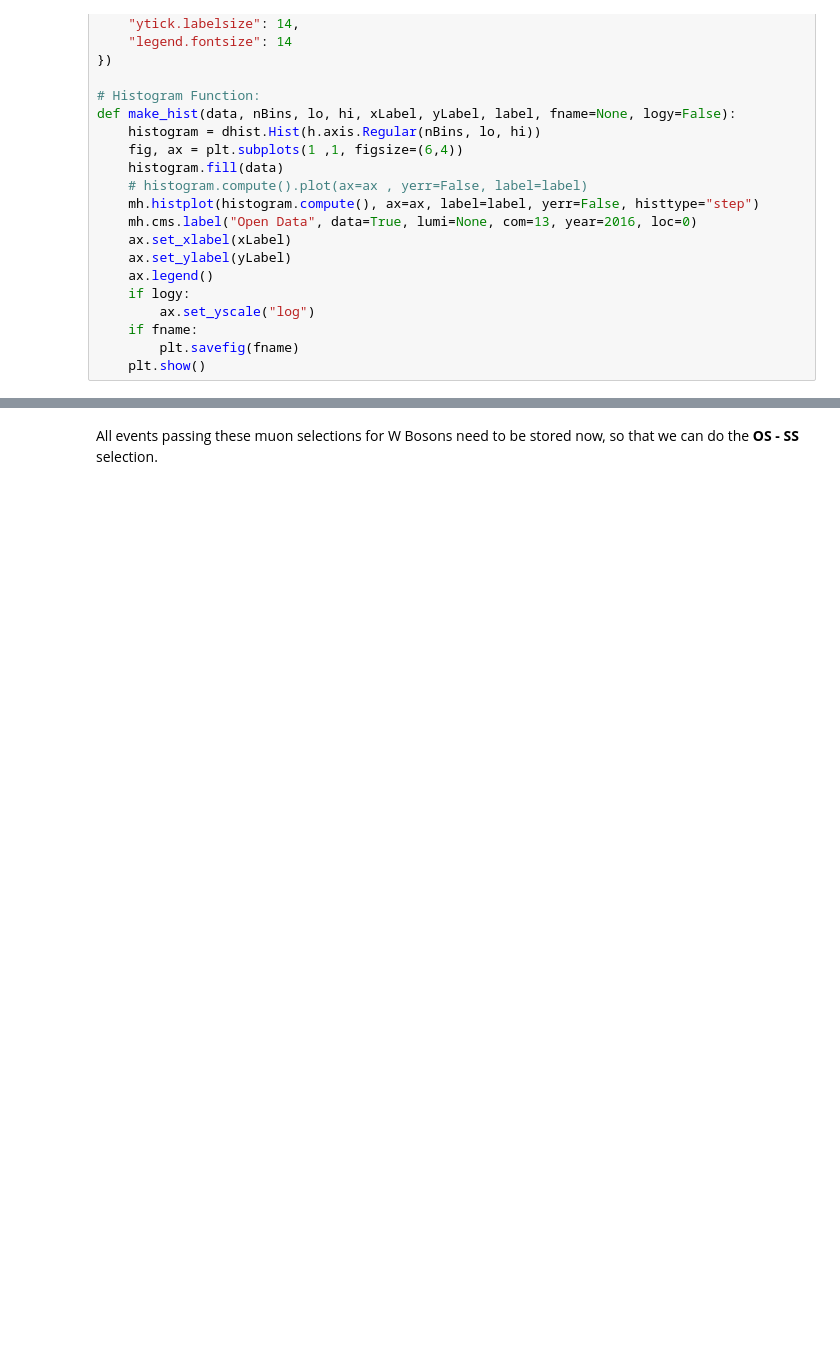
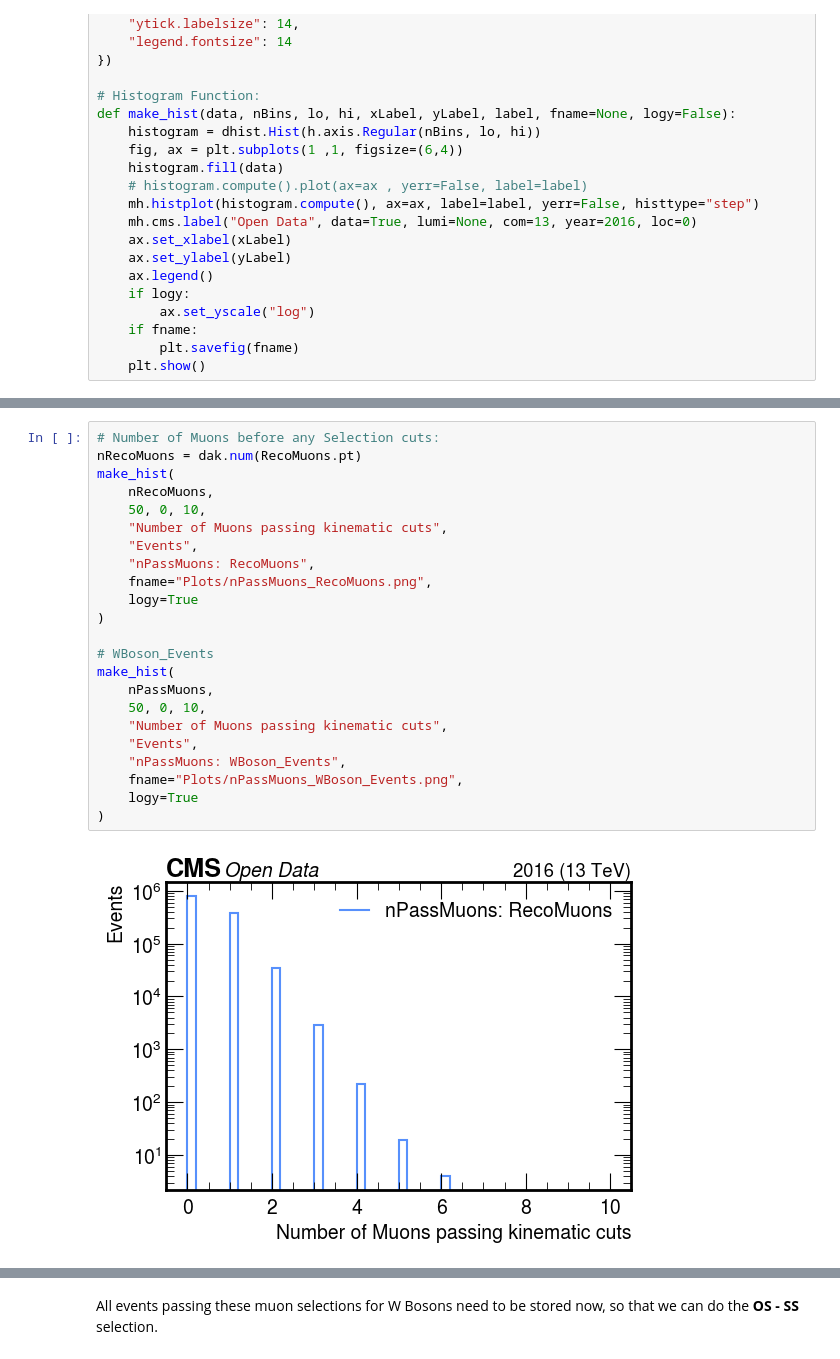
Before and after one commit to xondikoi03/charmTaggingAnalysis, a Jupyter notebook: Coffea/notebooks/charmAnalysis.ipynb, the cells around one changed output, grey strips where cells are left out. Drawn from its saved outputs; the diff is of its cells as text; blank space fills up the shorter version.

```diff
--- a/Coffea/notebooks/charmAnalysis.ipynb
+++ b/Coffea/notebooks/charmAnalysis.ipynb
@@ -244,0 +146,25 @@ WBos_Mu.pt.compute()
+# %%
+# Number of Muons before any Selection cuts:
+nRecoMuons = dak.num(RecoMuons.pt)
+make_hist(
+    nRecoMuons,
+    50, 0, 10,
+    "Number of Muons passing kinematic cuts",
+    "Events",
+    "nPassMuons: RecoMuons",
+    fname="Plots/nPassMuons_RecoMuons.png",
+    logy=True
+)
+
+# WBoson_Events
+make_hist(
+    nPassMuons,
+    50, 0, 10,
+    "Number of Muons passing kinematic cuts",
+    "Events",
+    "nPassMuons: WBoson_Events",
+    fname="Plots/nPassMuons_WBoson_Events.png",
+    logy=True
+)
+# %% [output]
+[figure, added]
```
Also changed, not shown: parts of 32 cells of this notebook, 9 other files.
